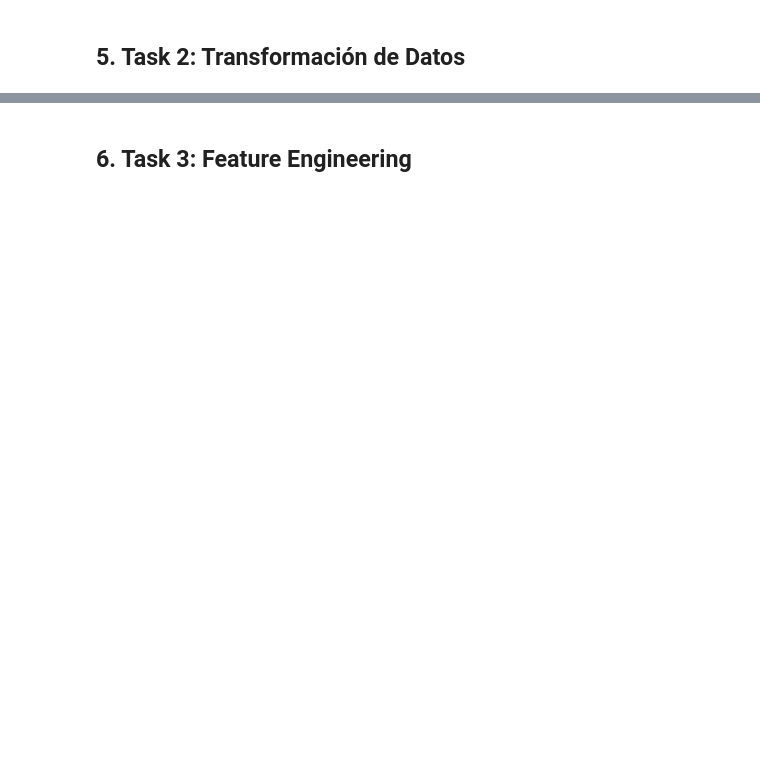
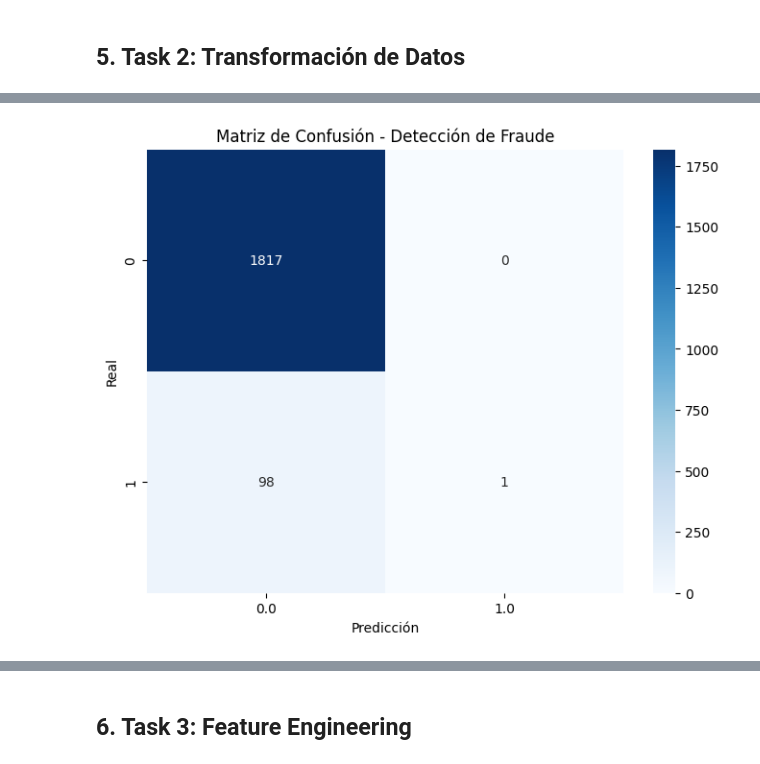
Before and after one commit to darwinyusef/ArchitectExamples, a Jupyter notebook: spark/notebooks/01_spark_airflow_mlflow.ipynb, the cells around one changed output, grey strips where cells are left out. Cells and saved outputs as stored; diff of their text form; code cells hidden in the pictures; blank space fills up the shorter version.

```diff
--- a/spark/notebooks/01_spark_airflow_mlflow.ipynb
+++ b/spark/notebooks/01_spark_airflow_mlflow.ipynb
@@ -185,0 +372,92 @@ transformed_df.select('transaction_id', 'amount', 'amount_log', 'risk_score', 'i
+# %%
+import matplotlib.pyplot as plt
+import seaborn as sns
+import pandas as pd
+import mlflow.onnx
+import os
+from pyspark.sql import SparkSession
+from onnxmltools import convert_sparkml
+from onnxmltools.convert.common.data_types import FloatTensorType
+
+def run_advanced_tests(model, test_df, feature_names, run_id):
+    """
+    Pruebas visuales y exportación ONNX con validación de Spark Session.
+    """
+    # --- BLOQUE DE SEGURIDAD: REINICIAR SPARK SI ES NECESARIO ---
+    global spark
+    try:
+        # Intentamos acceder al contexto. Si falla, entrará al except.
+        if 'spark' not in globals() or spark._jsc is None:
+            raise AttributeError
+    except (AttributeError, NameError):
+        print("⚠ Spark Session inactiva. Reiniciando conexión...")
+        spark = SparkSession.builder \
+            .appName("Airflow-MLflow-Pipeline") \
+            .master("local[*]") \
+            .getOrCreate()
+
+    print(f"\n[Extras] Iniciando pruebas visuales y exportación ONNX para el Run: {run_id}")
+
+    # Reabrimos el run de MLflow existente
+    with mlflow.start_run(run_id=run_id):
+
+        # --- 1. Generar Matriz de Confusión con Seaborn ---
+        print("📊 Generando gráfico de Matriz de Confusión...")
+        try:
+            predictions = model.transform(test_df)
+            # .toPandas() requiere que Spark esté activo
+            conf_data = predictions.groupBy('label', 'prediction').count().toPandas()
+
+            # Pivotar para el heatmap
+            conf_matrix = conf_data.pivot(index='label', columns='prediction', values='count').fillna(0)
+
+            plt.figure(figsize=(8, 6))
+            sns.heatmap(conf_matrix, annot=True, fmt='g', cmap='Blues')
+            plt.title('Matriz de Confusión - Detección de Fraude')
+            plt.xlabel('Predicción')
+            plt.ylabel('Real')
+
+            # Guardar y registrar imagen en MLflow
+            plot_path = "confusion_matrix.png"
+            plt.savefig(plot_path)
+            mlflow.log_artifact(plot_path, artifact_path="plots")
+            plt.show()
+            # 3. La envías a MLflow
+            print(f"✓ Gráfico guardado en MLflow bajo la carpeta 'plots/'")
+        except Exception as e:
+            print(f"❌ Error al generar la matriz (posiblemente falta de datos o sesión): {e}")
+
+        # --- 2. Exportar Modelo a ONNX ---
+        print("\n🚀 Convirtiendo modelo Spark ML a ONNX...")
+        num_features = len(feature_names)
+        initial_types = [('features', FloatTensorType([None, num_features]))]
+
+        try:
+            # Convertir el modelo entrenado usando la sesión activa
+            onnx_model = convert_sparkml(
+                model,
+                "SparkFraudModel",
+                initial_types,
+                spark_session=spark
+            )
+
+            # Registrar el modelo ONNX en MLflow
+            mlflow.onnx.log_model(onnx_model, "model_onnx")
+
+            # Guardar archivo local
+            onnx_path = "fraud_model.onnx"
+            with open(onnx_path, "wb") as f:
+                f.write(onnx_model.SerializeToString())
+
+            print(f"✓ Modelo exportado exitosamente como '{onnx_path}'")
+            print("✓ Modelo ONNX registrado en la UI de MLflow")
+
+        except Exception as e:
+            print(f"❌ Error en la conversión ONNX: {e}")
+            print("Nota: Asegúrate de tener instalado 'onnxmltools' y 'onnxconverter-common'")
+
+# Ejecutar las pruebas
+# Asegúrate de que 'model' y 'test_df' sigan en memoria.
+# Si reiniciaste el kernel, deberás correr la celda de entrenamiento antes.
+run_advanced_tests(model, test_df, feature_names, run_id)
+# %% [output]
@@ -185,0 +468 @@ transformed_df.select('transaction_id', 'amount', 'amount_log', 'risk_score', 'i
+[figure, added]
```
Also changed, not shown: parts of 15 cells of this notebook, 15 other files.
